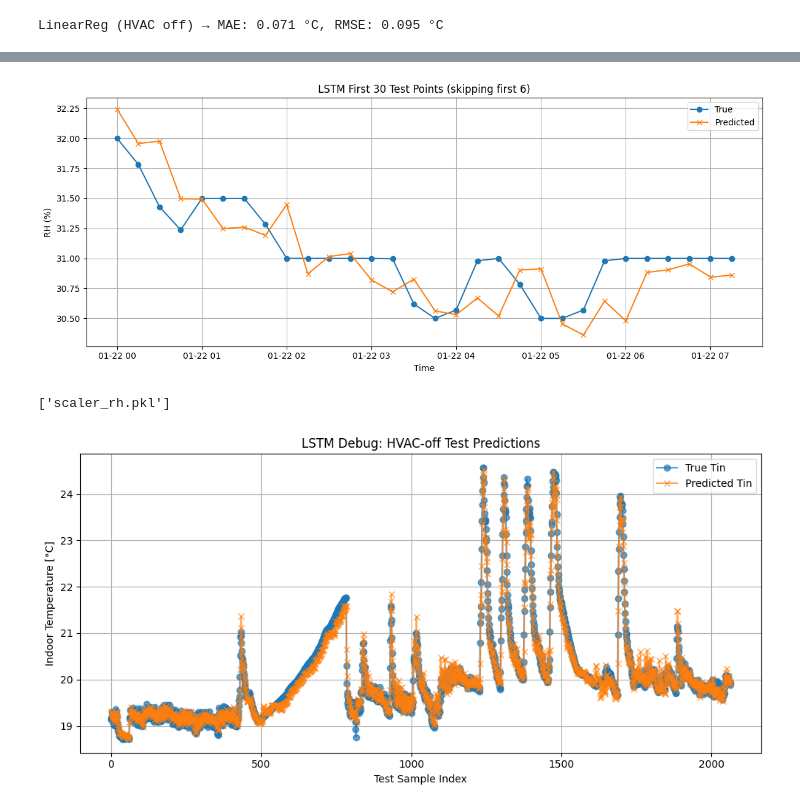
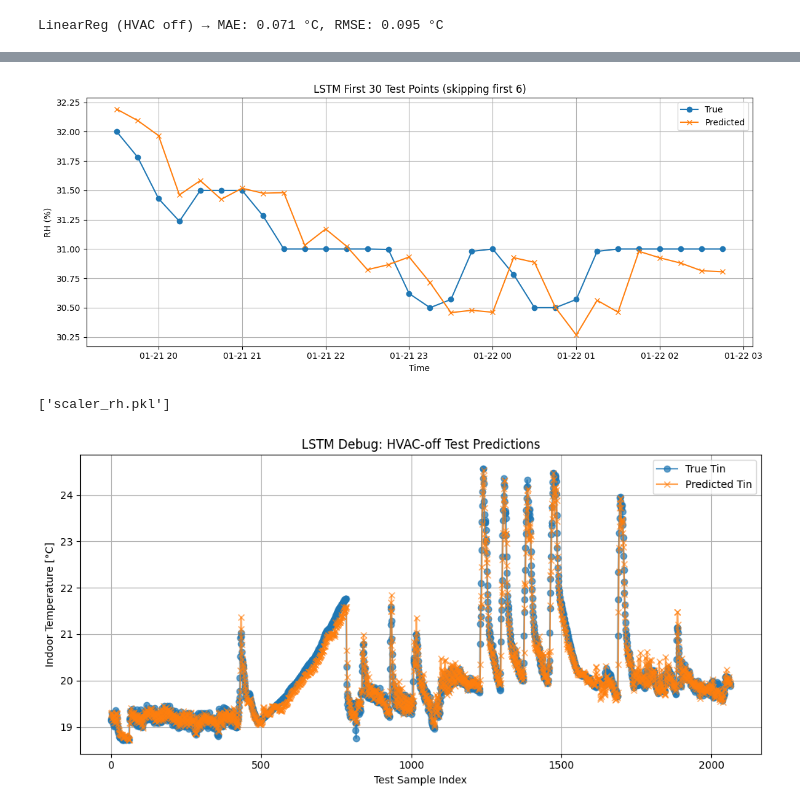
Before and after one commit to Kperis/Thesis_NILM, a Jupyter notebook: Tin_RH_predictions.ipynb, the cells around one changed output, grey strips where cells are left out. Cells and saved outputs as stored; diff of their text form; code cells hidden in the pictures.

```diff
--- a/HVAC_predict.ipynb
+++ b/Tin_RH_predictions.ipynb
@@ -164,6 +164,36 @@ class LSTMWithFuture(nn.Module):
         _, (hn, _) = self.lstm(x_seq)
         return self.fc(hn[-1]).squeeze(-1)
 
+class CNNLSTMWithFuture(nn.Module):
+    def __init__(self, input_size, hidden_size=128, num_layers=2, cnn_out_channels=32, kernel_size=3):
+        super().__init__()
+
+        self.conv1d = nn.Conv1d(
+            in_channels=input_size,
+            out_channels=cnn_out_channels,
+            kernel_size=kernel_size,
+            padding=kernel_size // 2
+        )
+        self.relu = nn.ReLU()
+
+        self.lstm = nn.LSTM(
+            input_size=cnn_out_channels,
+            hidden_size=hidden_size,
+            num_layers=num_layers,
+            dropout=0.15,
+            batch_first=True
+        )
+
+        self.fc = nn.Linear(hidden_size, 1)
+
+    def forward(self, x_seq):
+        x_seq = x_seq.permute(0, 2, 1)
+        x_seq = self.relu(self.conv1d(x_seq))
+        x_seq = x_seq.permute(0, 2, 1)
+
+        # LSTM + output
+        _, (hn, _) = self.lstm(x_seq)
+        return self.fc(hn[-1]).squeeze(-1)
 def train_lstm_model(df, input_cols, target_col='Tin_target', window_size=6, batch_size=64, use_scaler=True, epochs=20, hidden_size=128, num_layers=3, lr=0.001):
     scaler = None
     df_proc = df.copy()
@@ -186,7 +216,7 @@ def train_lstm_model(df, input_cols, target_col='Tin_target', window_size=6, bat
     train_dl = DataLoader(train_ds, batch_size=batch_size, shuffle=True)
     test_dl = DataLoader(test_ds, batch_size=batch_size, shuffle=False)
 
-    model = LSTMWithFuture(input_size=len(input_cols), hidden_size=hidden_size, num_layers=num_layers)
+    model = LSTMWithFuture(input_size=len(input_cols), hidden_size=hidden_size, num_layers=num_layers) if target_col == 'Tin_target' else CNNLSTMWithFuture(input_size=len(input_cols), hidden_size=hidden_size, num_layers=num_layers, cnn_out_channels=32, kernel_size=3)
     optimizer = torch.optim.Adam(model.parameters(), lr=lr)
     loss_fn = nn.MSELoss()
     best_train_loss = float('inf')
@@ -334,7 +347,7 @@ df_clean_rh = df_encoded[~nan_mask_rh].copy()
 model_rh, scaler_rh, dataset_rh = train_lstm_model(
     df_clean_rh,
     input_cols=rh_input_cols,
-    target_col='RH_target', window_size=6, batch_size=64, use_scaler=True, epochs=100, hidden_size=128, num_layers=2, lr=0.001
+    target_col='RH_target', window_size=24, batch_size=64, use_scaler=True, epochs=100, hidden_size=128, num_layers=2, lr=0.001
 )
 
 joblib.dump(scaler_rh, 'scaler_rh.pkl')
@@ -359,4 +372,4 @@ LSTM MAE: 0.536
-[figure, old version]
+[figure, new version]
 ['scaler_rh.pkl']
 # %%
 import seaborn as sns
```
Also changed, not shown: parts of 5 cells of this notebook, 4 other files.
